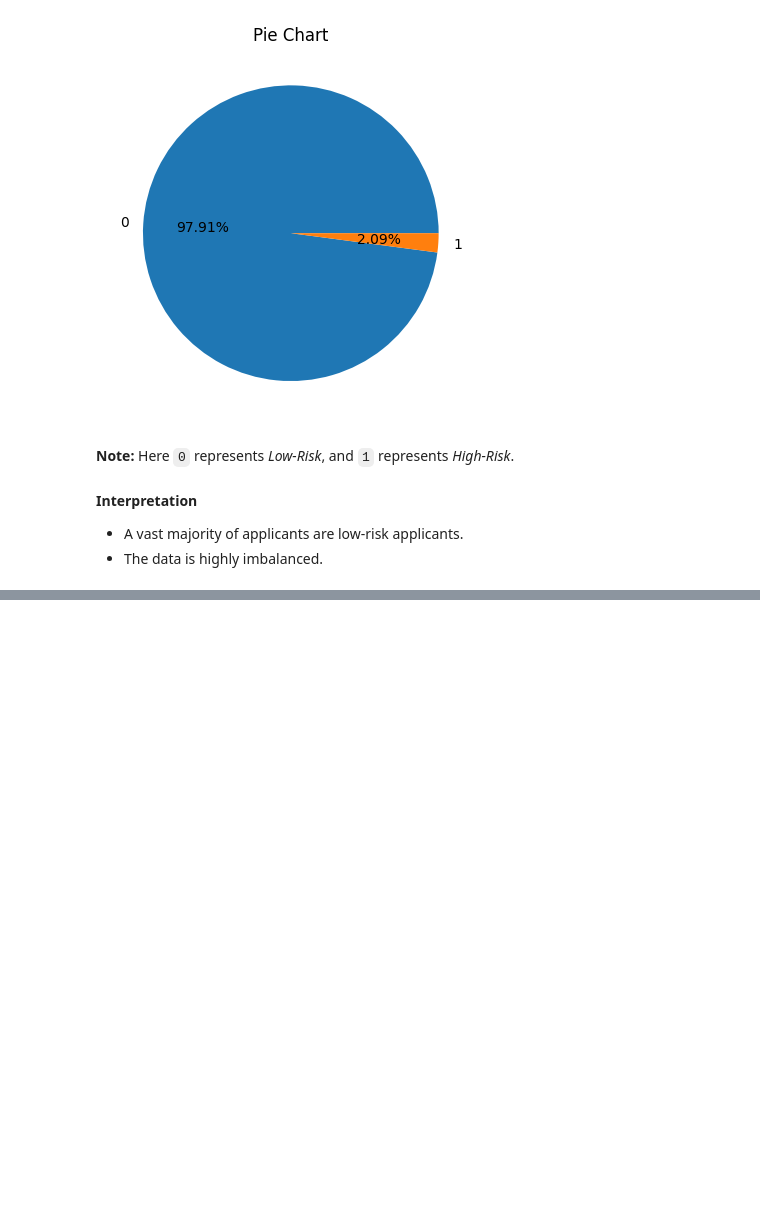
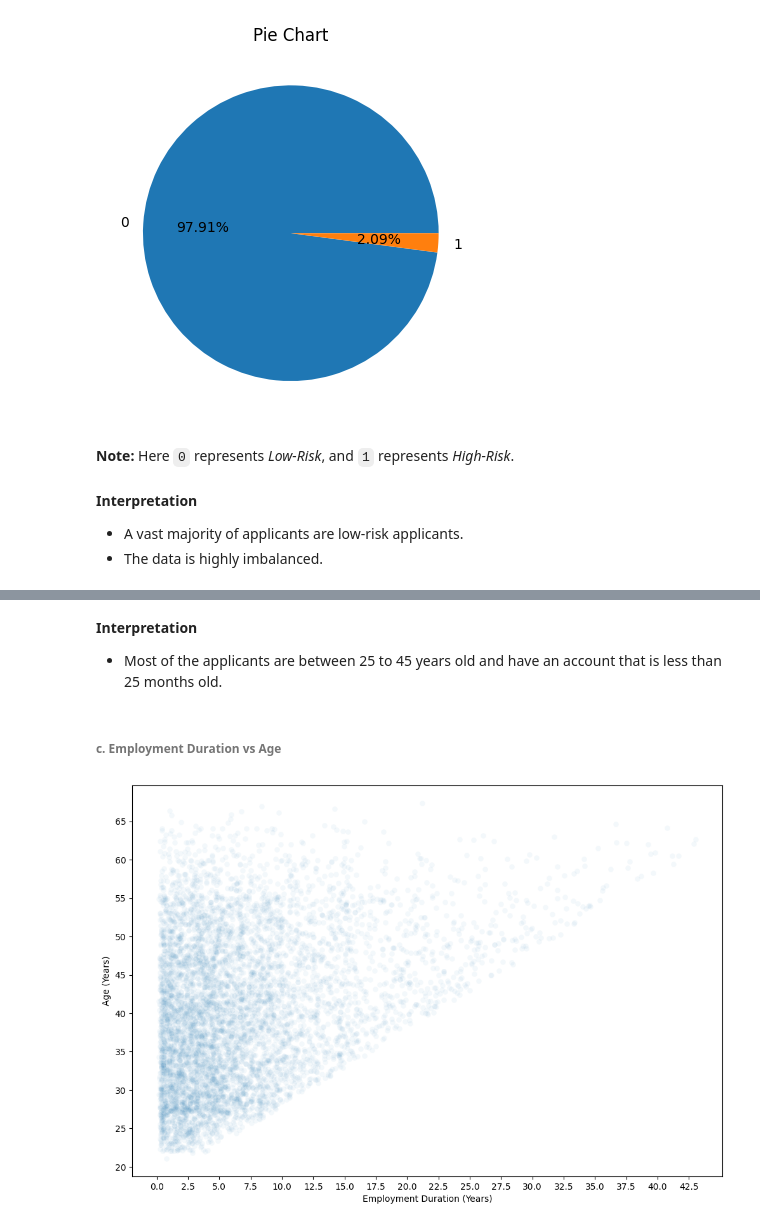
Before and after one commit to himaanssu/Credit_Card_Approval_Prediction, a Jupyter notebook: project.ipynb, the cells around one changed output, grey strips where cells are left out. Cells and saved outputs as stored; diff of their text form; code cells hidden in the pictures; blank space fills up the shorter version.

```diff
--- a/project.ipynb
+++ b/project.ipynb
@@ -955,0 +993,17 @@ create_pie_plot(cc_train_copy, 'is_risky')
+# %% [markdown]
+**Interpretation**
+- Most of the applicants are between 25 to 45 years old and have an account that is less than 25 months old.
+# %% [markdown]
+###### c. **Employment Duration vs Age**
+# %%
+x_employ_length = np.abs(cc_train_copy.loc[cc_train_copy['employment_duration'] < 0, 'employment_duration']) / 365.25
+y_age = cc_train_copy['days_lived'].abs() / 365.25
+plt.figure(figsize=(12, 8))
+sns.scatterplot(x=x_employ_length, y=y_age, alpha=0.05)
+plt.xlabel('Employment Duration (Years)')
+plt.ylabel('Age (Years)')
+plt.xticks(np.arange(0, x_employ_length.max() + 1, 2.5))
+plt.yticks(np.arange(20, y_age.max() + 1, 5))
+plt.show()
+# %% [output]
+[figure, added]
```
Also changed, not shown: parts of 14 cells of this notebook.
